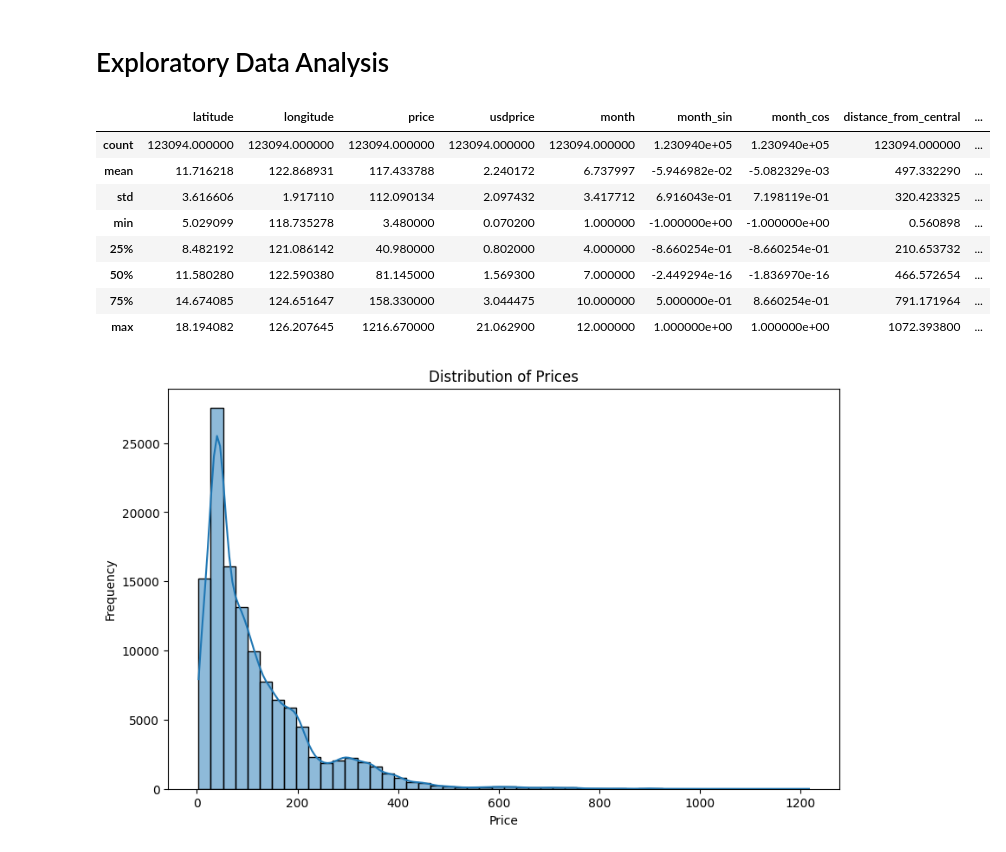
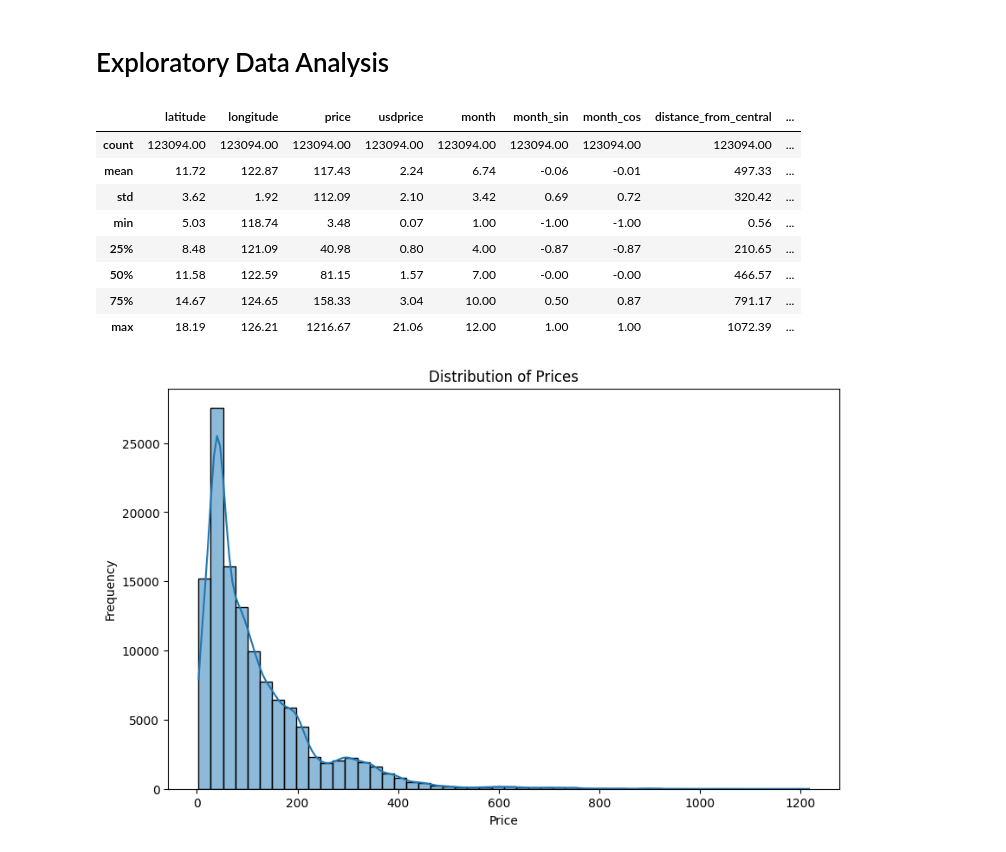
Before and after one commit to mjjj-642/Philippine-FoodPrices, a Jupyter notebook: Qualitative-Statistics.ipynb, the cells around one changed output. Drawn from its saved outputs; the diff is of its cells as text; code cells hidden in the pictures.

```diff
--- a/Qualitative-Statistics.ipynb
+++ b/Qualitative-Statistics.ipynb
@@ -78,17 +65,18 @@ Unique values in column 'major_holiday_flag':
 # Exploratory Data Analysis
 # %%
 # Summary Statistics
-df_cleaned.describe()
+summary_stats = df_cleaned.describe().round(2)
+summary_stats
 # %% [output]
 |  | latitude | longitude | price | usdprice | month | month_sin | month_cos | distance_from_central | ... |
-| count | 123094.000000 | 123094.000000 | 123094.000000 | 123094.000000 | 123094.000000 | 1.230940e+05 | 1.230940e+05 | 123094.000000 | ... |
-| mean | 11.716218 | 122.868931 | 117.433788 | 2.240172 | 6.737997 | -5.946982e-02 | -5.082329e-03 | 497.332290 | ... |
-| std | 3.616606 | 1.917110 | 112.090134 | 2.097432 | 3.417712 | 6.916043e-01 | 7.198119e-01 | 320.423325 | ... |
-| min | 5.029099 | 118.735278 | 3.480000 | 0.070200 | 1.000000 | -1.000000e+00 | -1.000000e+00 | 0.560898 | ... |
-| 25% | 8.482192 | 121.086142 | 40.980000 | 0.802000 | 4.000000 | -8.660254e-01 | -8.660254e-01 | 210.653732 | ... |
-| 50% | 11.580280 | 122.590380 | 81.145000 | 1.569300 | 7.000000 | -2.449294e-16 | -1.836970e-16 | 466.572654 | ... |
-| 75% | 14.674085 | 124.651647 | 158.330000 | 3.044475 | 10.000000 | 5.000000e-01 | 8.660254e-01 | 791.171964 | ... |
-| max | 18.194082 | 126.207645 | 1216.670000 | 21.062900 | 12.000000 | 1.000000e+00 | 1.000000e+00 | 1072.393800 | ... |
+| count | 123094.00 | 123094.00 | 123094.00 | 123094.00 | 123094.00 | 123094.00 | 123094.00 | 123094.00 | ... |
+| mean | 11.72 | 122.87 | 117.43 | 2.24 | 6.74 | -0.06 | -0.01 | 497.33 | ... |
+| std | 3.62 | 1.92 | 112.09 | 2.10 | 3.42 | 0.69 | 0.72 | 320.42 | ... |
+| min | 5.03 | 118.74 | 3.48 | 0.07 | 1.00 | -1.00 | -1.00 | 0.56 | ... |
+| 25% | 8.48 | 121.09 | 40.98 | 0.80 | 4.00 | -0.87 | -0.87 | 210.65 | ... |
+| 50% | 11.58 | 122.59 | 81.15 | 1.57 | 7.00 | -0.00 | -0.00 | 466.57 | ... |
+| 75% | 14.67 | 124.65 | 158.33 | 3.04 | 10.00 | 0.50 | 0.87 | 791.17 | ... |
+| max | 18.19 | 126.21 | 1216.67 | 21.06 | 12.00 | 1.00 | 1.00 | 1072.39 | ... |
 # %%
 import seaborn as sns
 
```
Also changed, not shown: parts of 23 cells of this notebook.
